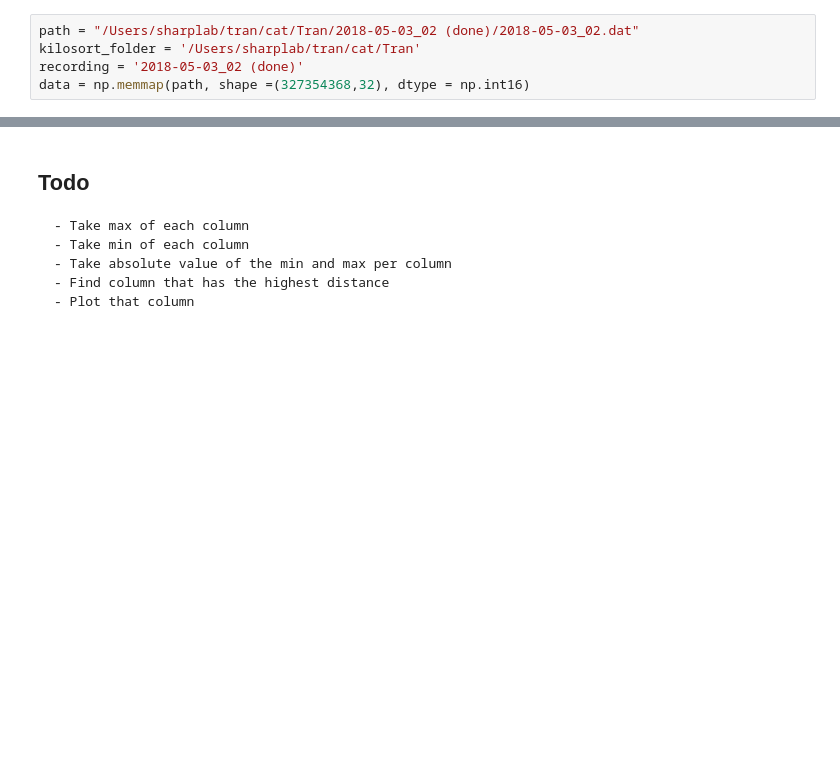
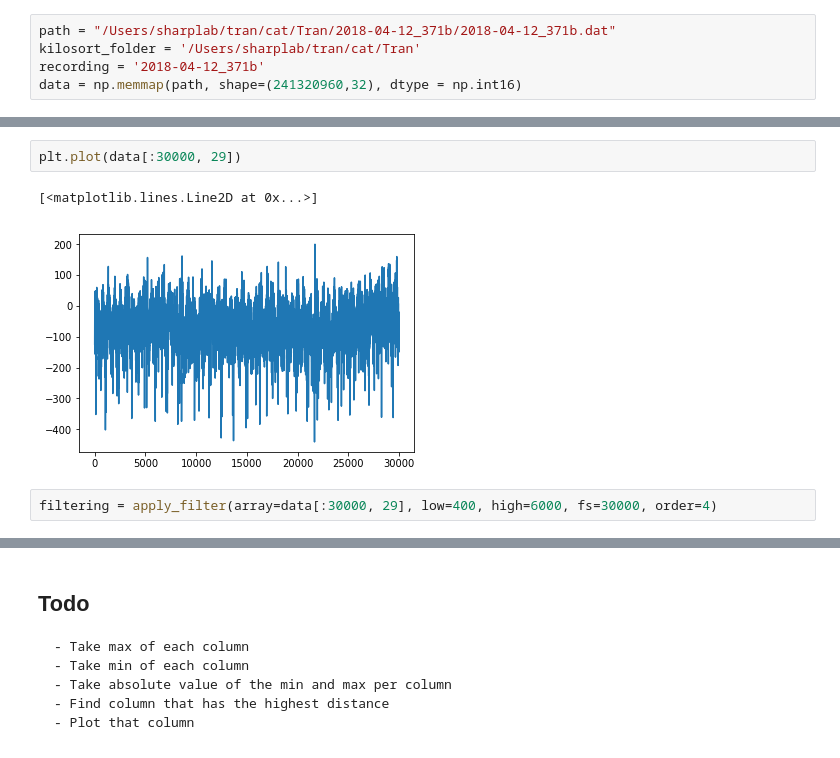
Before and after one commit to Ruairi-osul/ephys, a Jupyter notebook: mua_preprocess/notebooks/tran_waveforms.ipynb, the cells around one changed output, grey strips where cells are left out. Drawn from its saved outputs; the diff is of its cells as text; blank space fills up the shorter version.

Commit message:
updated raw data traceview extraction

```diff
--- a/mua_preprocess/notebooks/tran_waveforms.ipynb
+++ b/mua_preprocess/notebooks/tran_waveforms.ipynb
@@ -12,8 +14,8 @@ sep = '/'
 # %%
-path = "/Users/sharplab/tran/cat/Tran/2018-05-03_02 (done)/2018-05-03_02.dat"
+path = "/Users/sharplab/tran/cat/Tran/2018-04-12_371b/2018-04-12_371b.dat"
 kilosort_folder = '/Users/sharplab/tran/cat/Tran'
-recording = '2018-05-03_02 (done)'
-data = np.memmap(path, shape =(327354368,32), dtype = np.int16)
+recording = '2018-04-12_371b'
+data = np.memmap(path, shape=(241320960,32), dtype = np.int16)
 # %%
 def load_kilosort_arrays(recording):
     spike_clusters = np.load('spike_clusters.npy')
@@ -94,0 +80,7 @@ waveform_per_channel_df = pd.DataFrame(mean_waveform, columns=cols)
+# %%
+plt.plot(data[:30000, 29])
+# %% [output]
+[<matplotlib.lines.Line2D at 0x...>]
+[figure, added]
+# %%
+filtering = apply_filter(array=data[:30000, 29], low=400, high=6000, fs=30000, order=4)
```
Also changed, not shown: parts of 28 cells of this notebook.
